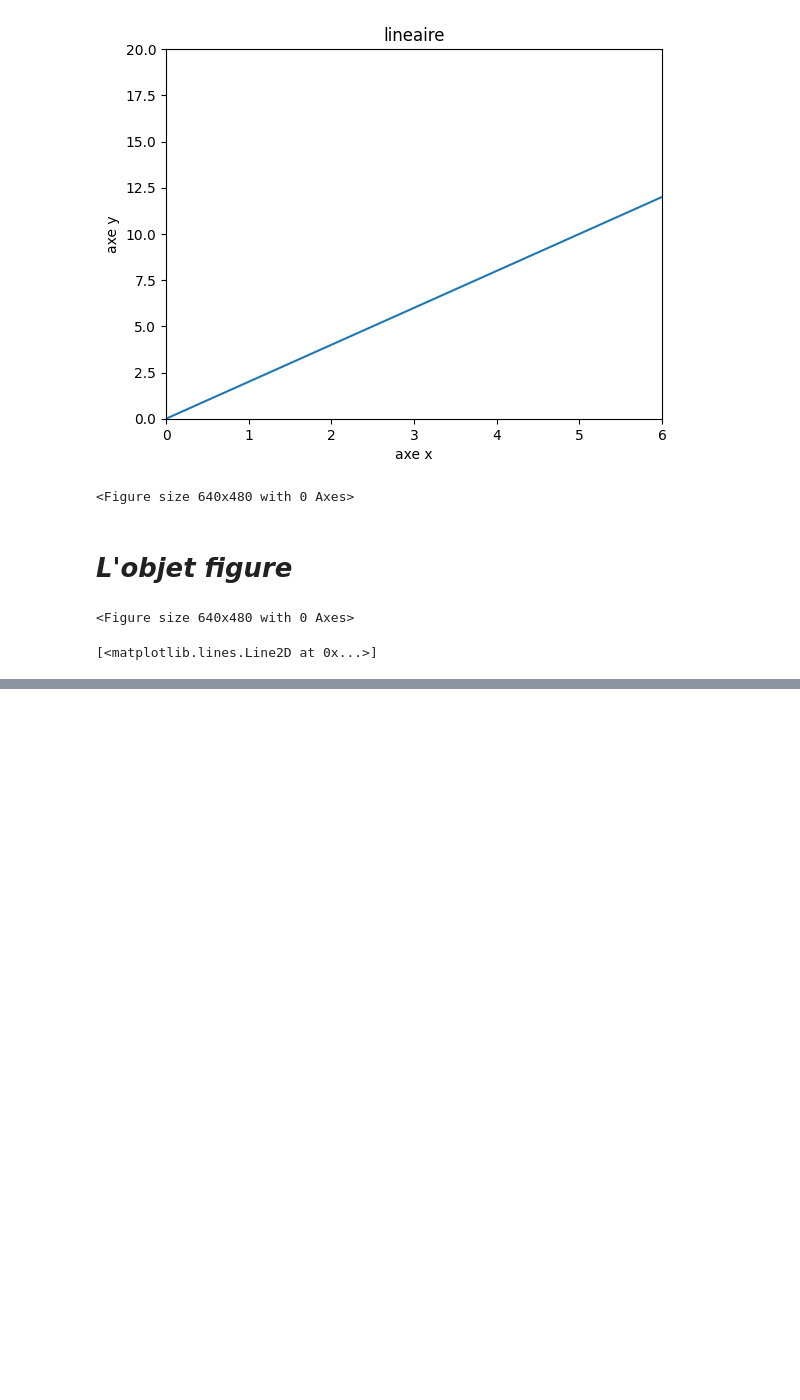
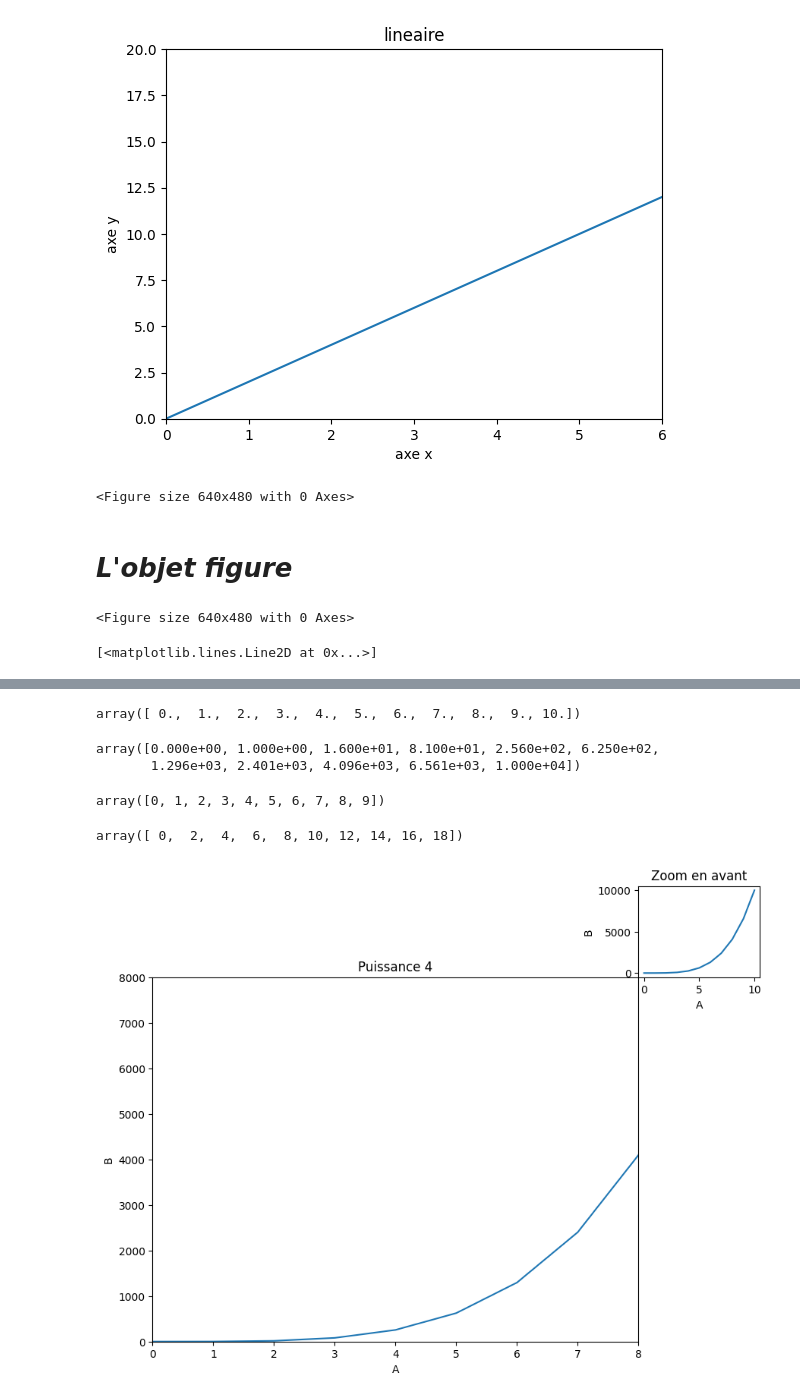
Before and after one commit to ibrahim10sy/learn-python, a Jupyter notebook: matplotlib.ipynb, the cells around one changed output, grey strips where cells are left out. Cells and saved outputs as stored; diff of their text form; code cells hidden in the pictures; blank space fills up the shorter version.

```diff
--- a/matplotlib.ipynb
+++ b/matplotlib.ipynb
@@ -37,0 +40,48 @@ axe.plot(x,y)
+# %%
+a = np.linspace(0,10,11)
+# %%
+a
+# %% [output]
+array([ 0.,  1.,  2.,  3.,  4.,  5.,  6.,  7.,  8.,  9., 10.])
+# %%
+b = a **4
+# %%
+b
+# %% [output]
+array([0.000e+00, 1.000e+00, 1.600e+01, 8.100e+01, 2.560e+02, 6.250e+02,
+       1.296e+03, 2.401e+03, 4.096e+03, 6.561e+03, 1.000e+04])
+# %%
+x
+# %% [output]
+array([0, 1, 2, 3, 4, 5, 6, 7, 8, 9])
+# %%
+y
+# %% [output]
+array([ 0,  2,  4,  6,  8, 10, 12, 14, 16, 18])
+# %%
+# l'objet fig
+fig = plt.figure()
+
+# figure plus grande
+axes1 = fig.add_axes([0,0,1,1])
+axes1.plot(a,b)
+axes1.set_xlim(0,8)
+axes1.set_ylim(0,8000)
+axes1.set_xlabel('A')
+axes1.set_ylabel('B')
+axes1.set_title("Puissance 4")
+
+# figure olus petit
+axes2 = fig.add_axes([1, 1 ,0.25, 0.25])
+# axes2.set_xlim(0,2)
+# axes2.set_ylim(0,8000)
+axes2.set_xlabel('A')
+axes2.set_ylabel('B')
+axes2.set_title("Zoom en avant")
+
+axes2.plot(a,b)
+plt.show();
+# le type
+type(fig);
+# %% [output]
+[figure, added]
```
Also changed, not shown: parts of 3 cells of this notebook.
